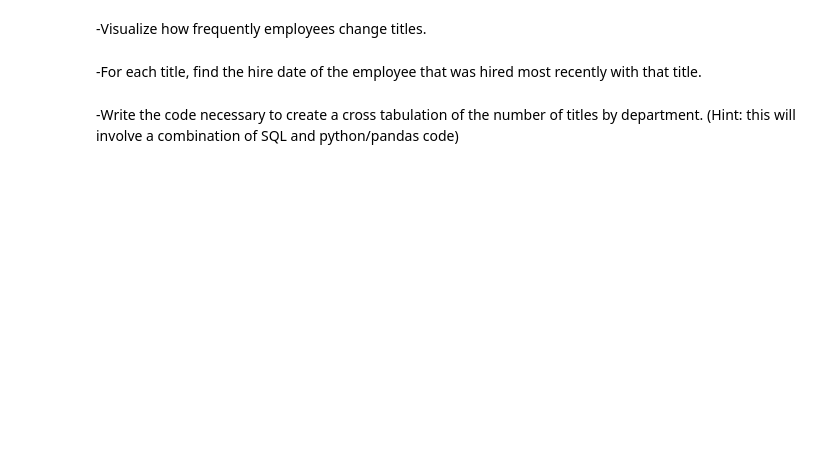
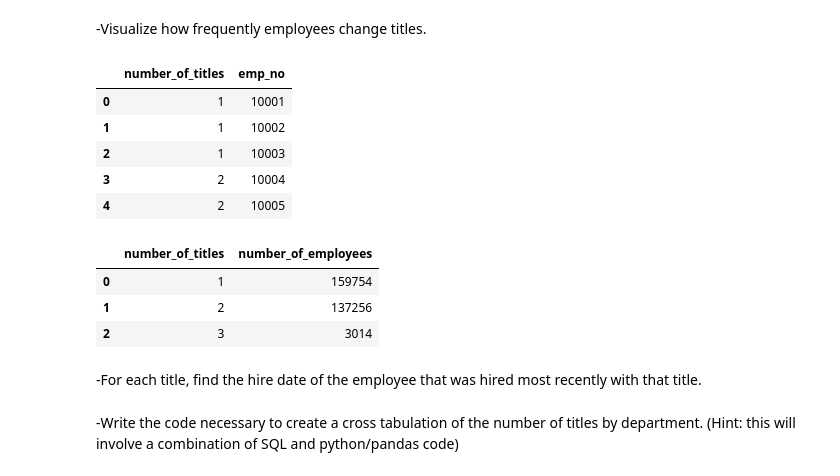
Before and after one commit to faithkane3/python-exercises, a Jupyter notebook: pandas_exercises.ipynb, the cells around one changed output. Saved outputs shown, nothing was run; the diff lists cells and outputs as text; code cells hidden in the pictures; blank space fills up the shorter version.

```diff
--- a/pandas_exercises.ipynb
+++ b/pandas_exercises.ipynb
@@ -264,2 +305,26 @@ Name: emp_no, dtype: int64
 # %% [markdown]
 -Visualize how frequently employees change titles.
+# %%
+df = employee_titles.groupby("emp_no").count()
+df.head()
+df = df.reset_index()
+df = df.rename(columns={"title": "number_of_titles"})
+df = df[["number_of_titles", "emp_no"]]
+df.head()
+# %% [output]
+|  | number_of_titles | emp_no |
+| 0 | 1 | 10001 |
+| 1 | 1 | 10002 |
+| 2 | 1 | 10003 |
+| 3 | 2 | 10004 |
+| 4 | 2 | 10005 |
+# %%
+df = df.rename(columns={"emp_no": "number_of_employees"})
+title_counts = df.groupby("number_of_titles").count()
+title_counts = title_counts.reset_index()
+title_counts
+# %% [output]
+|  | number_of_titles | number_of_employees |
+| 0 | 1 | 159754 |
+| 1 | 2 | 137256 |
+| 2 | 3 | 3014 |
```
Also changed, not shown: parts of 7 cells of this notebook.
